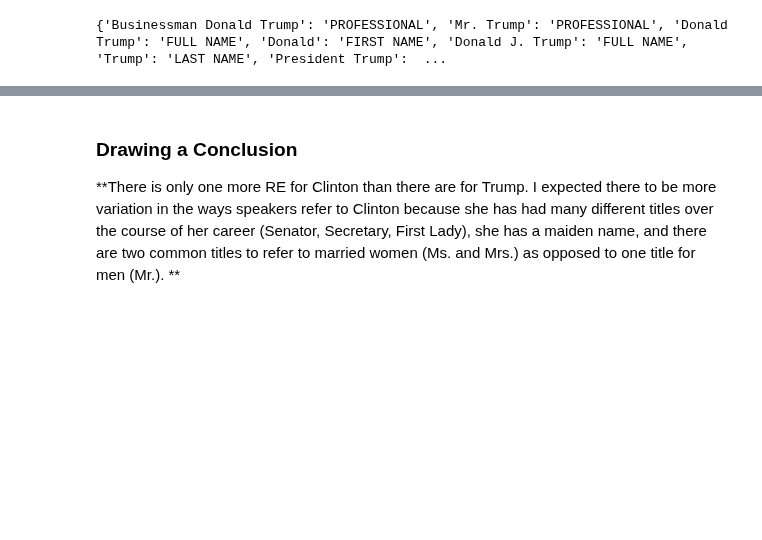
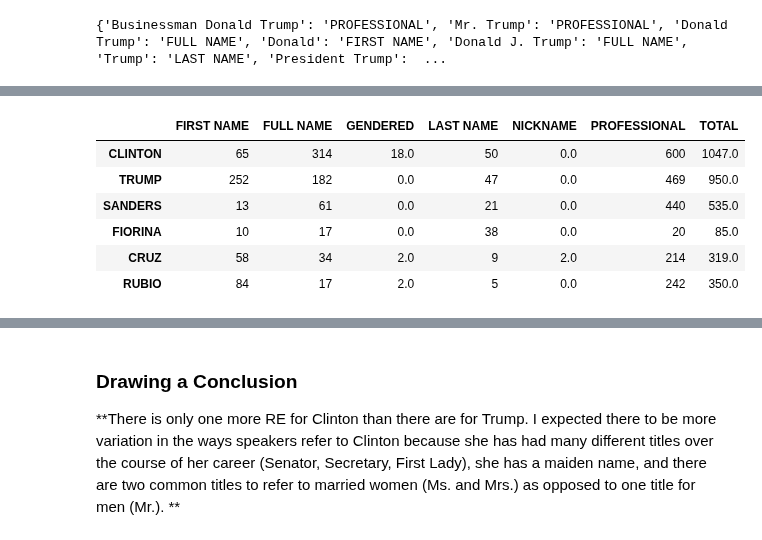
Before and after one commit to Data-Science-for-Linguists/2016-Debates-and-Referring-Expressions, a Jupyter notebook: analysis.ipynb, the cells around one changed output, grey strips where cells are left out. Cells and saved outputs as stored; diff of their text form; code cells hidden in the pictures; blank space fills up the shorter version.

```diff
--- a/analysis.ipynb
+++ b/analysis.ipynb
@@ -597,0 +557,3 @@ trump_re_maps
+# %%
+master_REcruz_freq = {re: master_REcruz.count(re) for re in master_REcruz}
+master_REcruz_freq
@@ -597,0 +562,3 @@ trump_re_maps
+# %%
+cruz_re_maps = {'Ted Cruz': 'FULL NAME', 'Senator Cruz': "PROFESSIONAL", 'Ted': "FIRST NAME", 'Cruz': "LAST NAME", 'Texas Senator Ted Cruz': "PROFESSIONAL", 'Mr. Cruz': "GENDERED", 'Texas Senator': "PROFESSIONAL", 'Lyin': "NICKNAME", 'President Cruz': "PROFESSIONAL", 'Senator Ted Cruz': "PROFESSIONAL"}
+cruz_re_maps
@@ -597,0 +567,3 @@ trump_re_maps
+# %%
+cruz_freq = get_re_type_freq(cruz_re_maps, master_REcruz_freq)
+cruz_freq
@@ -597,0 +586,12 @@ trump_re_maps
+# %%
+import numpy as np
+distribution['TOTAL']=distribution.sum(axis=1)
+distribution.head(6)
+# %% [output]
+|  | FIRST NAME | FULL NAME | GENDERED | LAST NAME | NICKNAME | PROFESSIONAL | TOTAL |
+| CLINTON | 65 | 314 | 18.0 | 50 | 0.0 | 600 | 1047.0 |
+| TRUMP | 252 | 182 | 0.0 | 47 | 0.0 | 469 | 950.0 |
+| SANDERS | 13 | 61 | 0.0 | 21 | 0.0 | 440 | 535.0 |
+| FIORINA | 10 | 17 | 0.0 | 38 | 0.0 | 20 | 85.0 |
+| CRUZ | 58 | 34 | 2.0 | 9 | 2.0 | 214 | 319.0 |
+| RUBIO | 84 | 17 | 2.0 | 5 | 0.0 | 242 | 350.0 |
```
Also changed, not shown: parts of 61 cells of this notebook.
